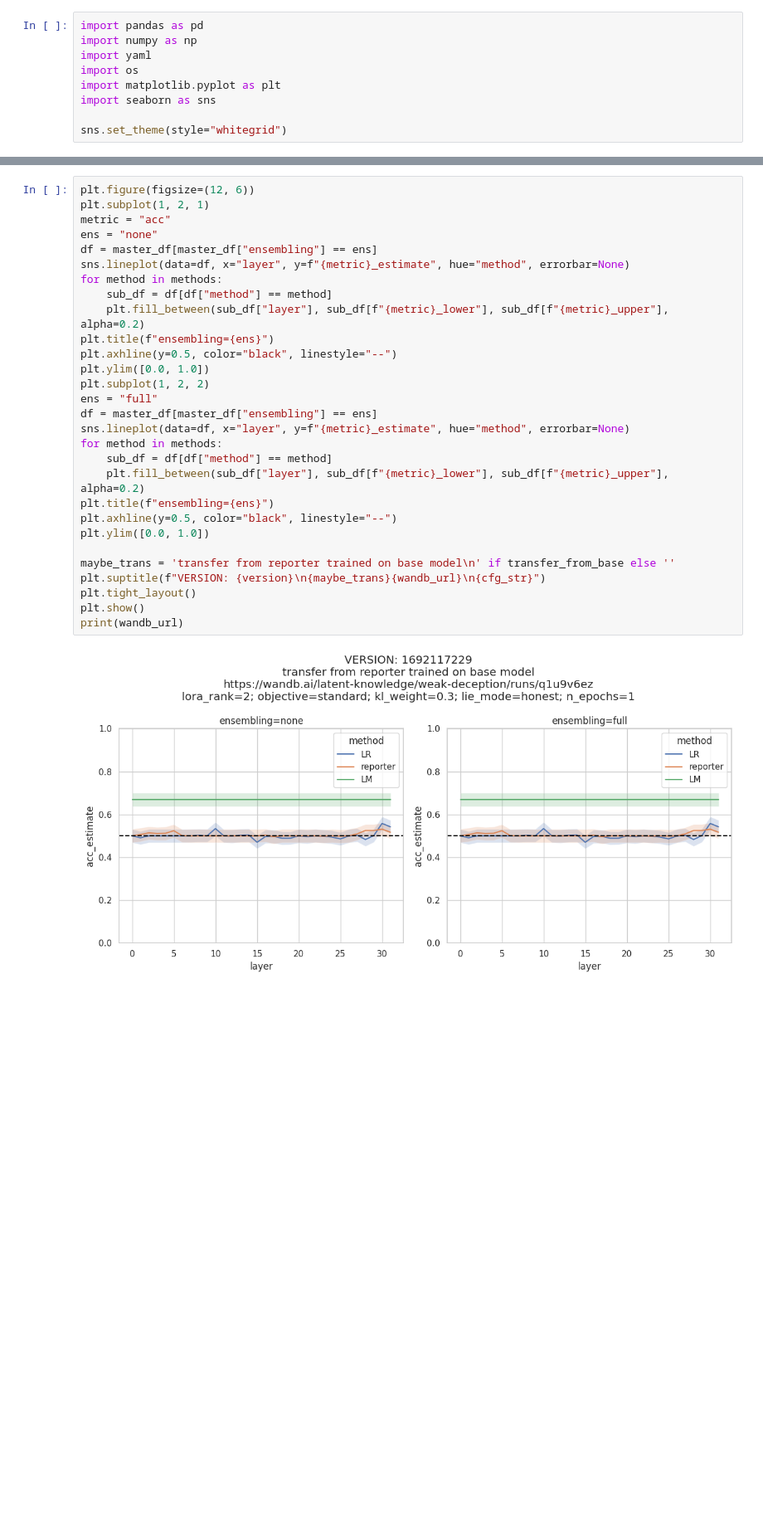
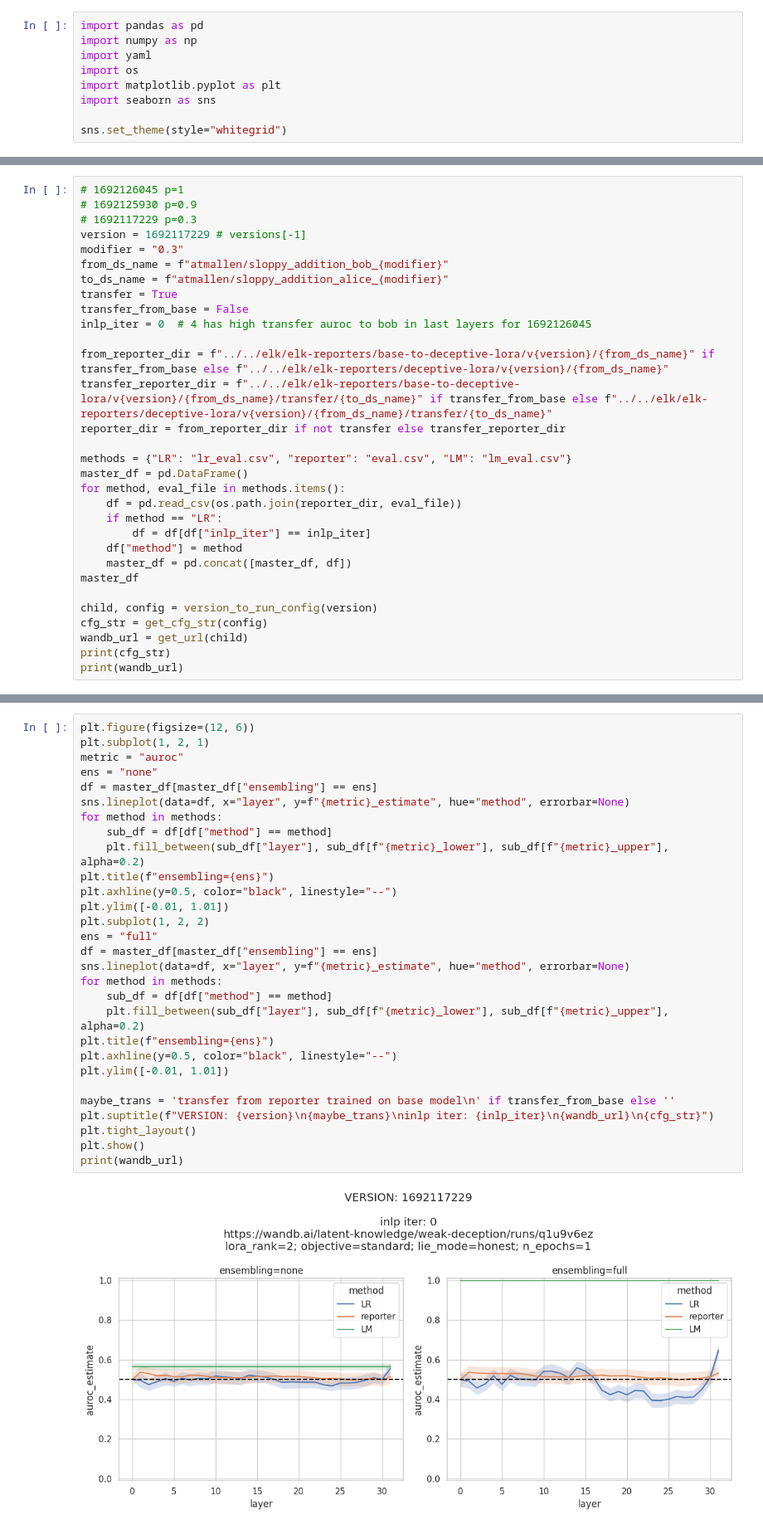
Before and after one commit to AlexTMallen/dlk-benchmarking, a Jupyter notebook: lora-finetuning/results.ipynb, the cells around one changed output, grey strips where cells are left out. Shown at 83% size. Cells and saved outputs as stored; diff of their text form; blank space fills up the shorter version.

```diff
--- a/lora-finetuning/results.ipynb
+++ b/lora-finetuning/results.ipynb
@@ -74,0 +44,31 @@ https://wandb.ai/latent-knowledge/weak-deception/runs/q1u9v6ez
+# %%
+# 1692126045 p=1
+# 1692125930 p=0.9
+# 1692117229 p=0.3
+version = 1692117229 # versions[-1]
+modifier = "0.3"
+from_ds_name = f"atmallen/sloppy_addition_bob_{modifier}"
+to_ds_name = f"atmallen/sloppy_addition_alice_{modifier}"
+transfer = True
+transfer_from_base = False
+inlp_iter = 0  # 4 has high transfer auroc to bob in last layers for 1692126045
+
+from_reporter_dir = f"../../elk/elk-reporters/base-to-deceptive-lora/v{version}/{from_ds_name}" if transfer_from_base else f"../../elk/elk-reporters/deceptive-lora/v{version}/{from_ds_name}"
+transfer_reporter_dir = f"../../elk/elk-reporters/base-to-deceptive-lora/v{version}/{from_ds_name}/transfer/{to_ds_name}" if transfer_from_base else f"../../elk/elk-reporters/deceptive-lora/v{version}/{from_ds_name}/transfer/{to_ds_name}"
+reporter_dir = from_reporter_dir if not transfer else transfer_reporter_dir
+
+methods = {"LR": "lr_eval.csv", "reporter": "eval.csv", "LM": "lm_eval.csv"}
+master_df = pd.DataFrame()
+for method, eval_file in methods.items():
+    df = pd.read_csv(os.path.join(reporter_dir, eval_file))
+    if method == "LR":
+        df = df[df["inlp_iter"] == inlp_iter]
+    df["method"] = method
+    master_df = pd.concat([master_df, df])
+master_df
+
+child, config = version_to_run_config(version)
+cfg_str = get_cfg_str(config)
+wandb_url = get_url(child)
+print(cfg_str)
+print(wandb_url)
@@ -75,32 +78,32 @@ https://wandb.ai/latent-knowledge/weak-deception/runs/q1u9v6ez
 # %%
 plt.figure(figsize=(12, 6))
 plt.subplot(1, 2, 1)
-metric = "acc"
+metric = "auroc"
 ens = "none"
 df = master_df[master_df["ensembling"] == ens]
 sns.lineplot(data=df, x="layer", y=f"{metric}_estimate", hue="method", errorbar=None)
 for method in methods:
     sub_df = df[df["method"] == method]
     plt.fill_between(sub_df["layer"], sub_df[f"{metric}_lower"], sub_df[f"{metric}_upper"], alpha=0.2)
 plt.title(f"ensembling={ens}")
 plt.axhline(y=0.5, color="black", linestyle="--")
-plt.ylim([0.0, 1.0])
+plt.ylim([-0.01, 1.01])
 plt.subplot(1, 2, 2)
 ens = "full"
 df = master_df[master_df["ensembling"] == ens]
 sns.lineplot(data=df, x="layer", y=f"{metric}_estimate", hue="method", errorbar=None)
 for method in methods:
     sub_df = df[df["method"] == method]
     plt.fill_between(sub_df["layer"], sub_df[f"{metric}_lower"], sub_df[f"{metric}_upper"], alpha=0.2)
 plt.title(f"ensembling={ens}")
 plt.axhline(y=0.5, color="black", linestyle="--")
-plt.ylim([0.0, 1.0])
+plt.ylim([-0.01, 1.01])
 
 maybe_trans = 'transfer from reporter trained on base model\n' if transfer_from_base else ''
-plt.suptitle(f"VERSION: {version}\n{maybe_trans}{wandb_url}\n{cfg_str}")
+plt.suptitle(f"VERSION: {version}\n{maybe_trans}\ninlp iter: {inlp_iter}\n{wandb_url}\n{cfg_str}")
 plt.tight_layout()
 plt.show()
 print(wandb_url)
 # %% [output]
-[figure, old version]
+[figure, new version]
 https://wandb.ai/latent-knowledge/weak-deception/runs/q1u9v6ez
```
Also changed, not shown: parts of 2 cells of this notebook, 1 other file.
